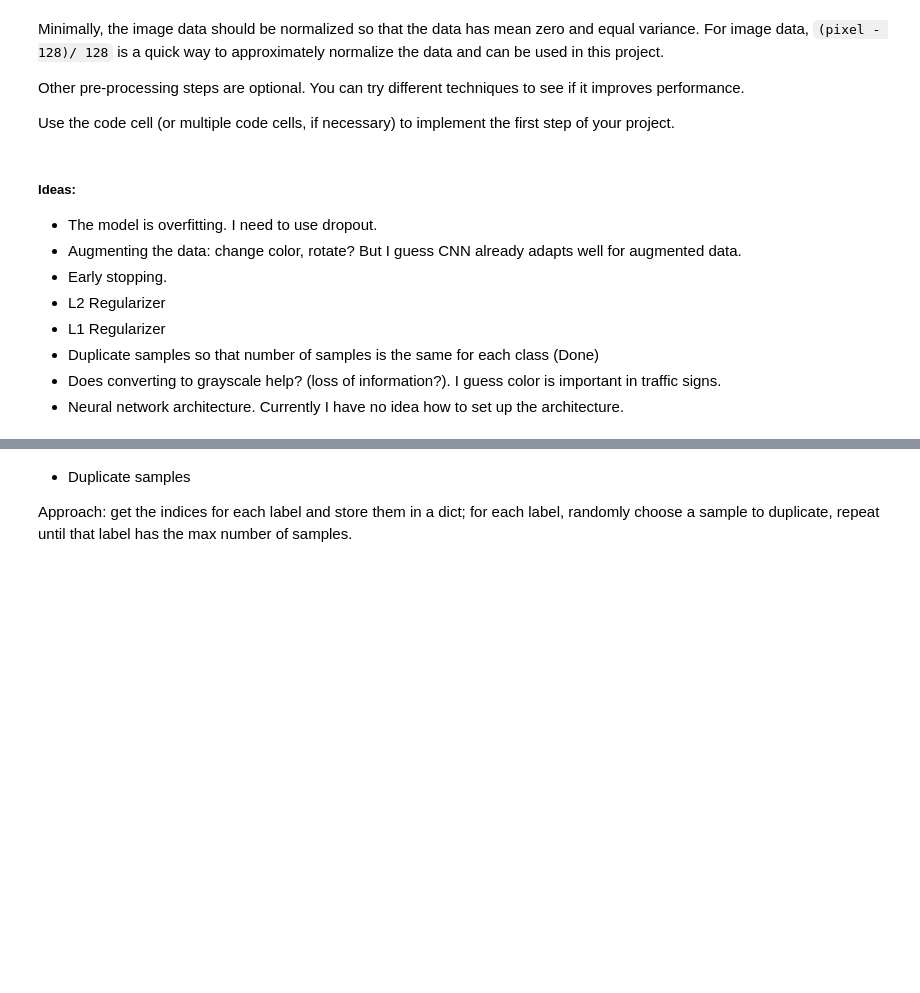
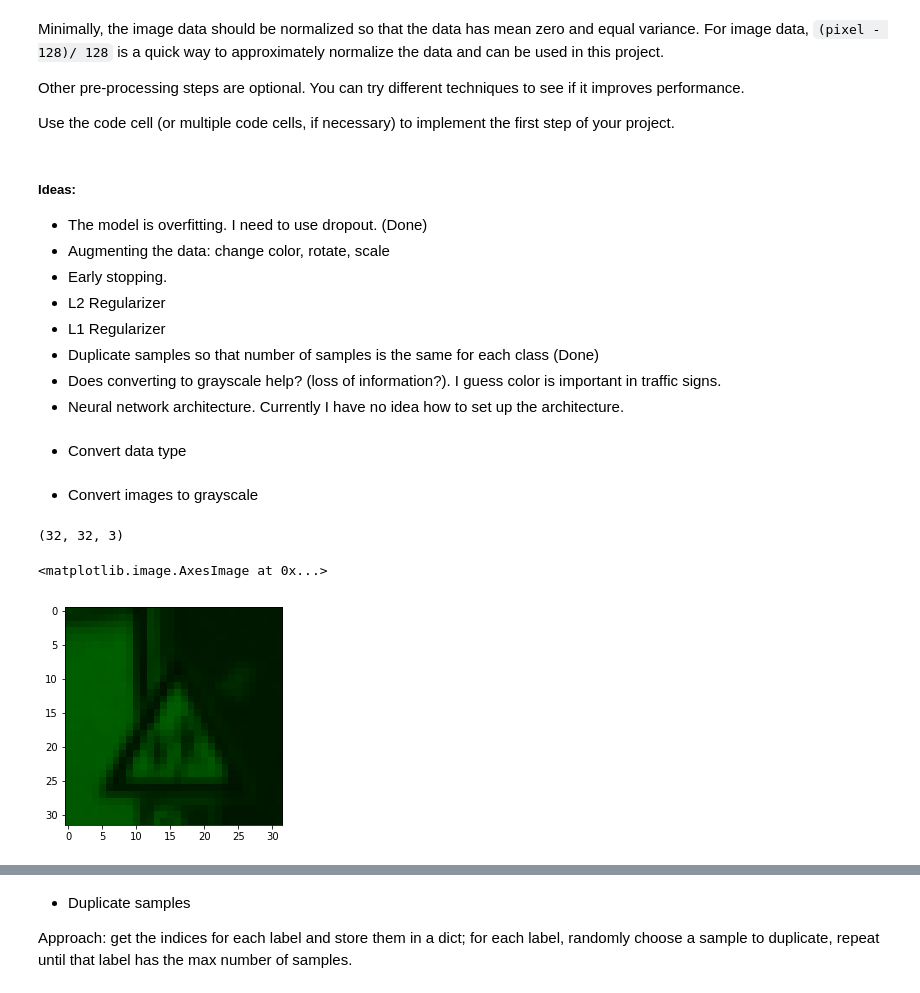
Before and after one commit to trimcao/sdcnd-p2-traffic-signs-classifier, a Jupyter notebook: Traffic_Sign_Classifier.ipynb, the cells around one changed output, grey strips where cells are left out. Drawn from its saved outputs; the diff is of its cells as text; code cells hidden in the pictures; blank space fills up the shorter version.

```diff
--- a/Traffic_Sign_Classifier.ipynb
+++ b/Traffic_Sign_Classifier.ipynb
@@ -143,8 +143,8 @@ Other pre-processing steps are optional. You can try different techniques to see
 Use the code cell (or multiple code cells, if necessary) to implement the first step of your project.
 # %% [markdown]
 ##### Ideas:
-- The model is overfitting. I need to use dropout.
-- Augmenting the data: change color, rotate? But I guess CNN already adapts well for augmented data.
+- The model is overfitting. I need to use dropout. (Done)
+- Augmenting the data: change color, rotate, scale
 - Early stopping.
 - L2 Regularizer
 - L1 Regularizer
@@ -155,0 +157,2 @@ import numpy as np
+# %% [markdown]
+- Convert data type
@@ -155,0 +163,14 @@ import numpy as np
+# %% [markdown]
+- Convert images to grayscale
+# %%
+# test display a single channel from an image
+sample = train['features'][27100]
+print(sample.shape)
+single_color = sample.copy()  # Duplicate image
+single_color[:, :, 0] = 0    # Zero out contribution from green
+single_color[:, :, 2] = 0    # Zero out contribution from blue
+plt.imshow(single_color)
+# %% [output]
+(32, 32, 3)
+<matplotlib.image.AxesImage at 0x...>
+[figure, added]
```
Also changed, not shown: parts of 20 cells of this notebook, 1 other file.
